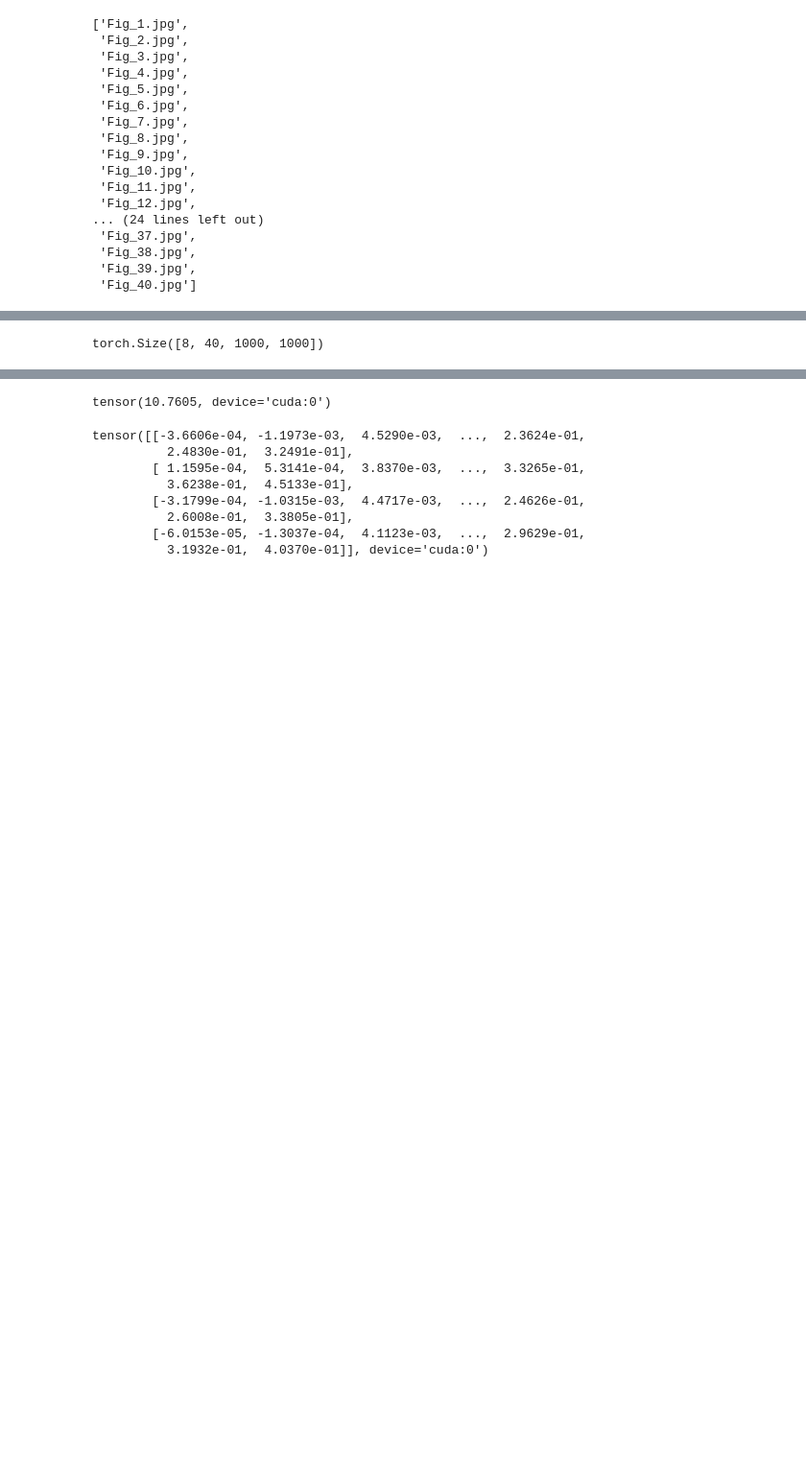
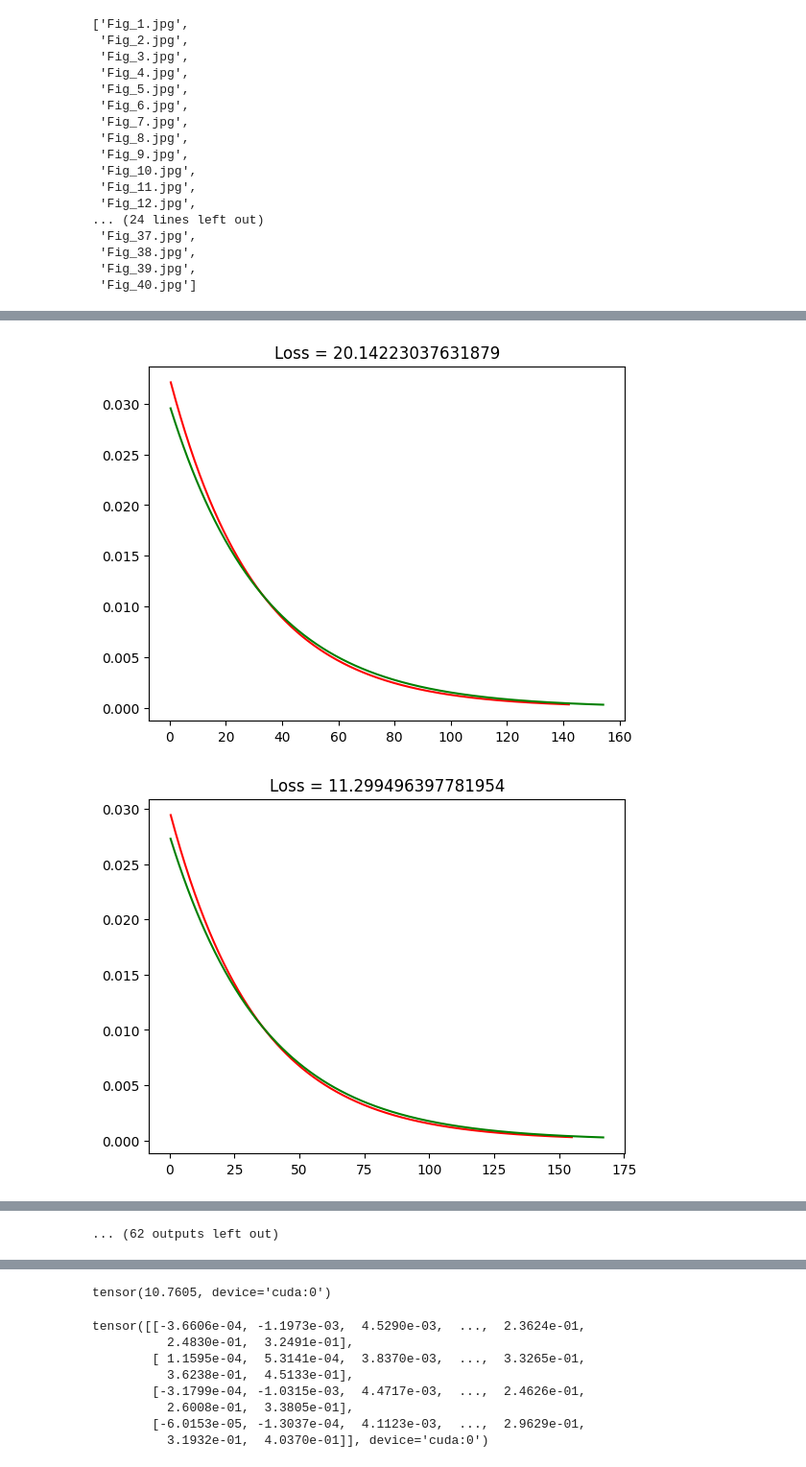
Before and after one commit to mberghouse/DeepTrackStat, a Jupyter notebook: Angle-distribution-NN.ipynb, the cells around one changed output, grey strips where cells are left out. Shown at 96% size. Drawn from its saved outputs; the diff is of its cells as text; code cells hidden in the pictures; blank space fills up the shorter version.

```diff
--- a/Angle-distribution-NN.ipynb
+++ b/Angle-distribution-NN.ipynb
@@ -643,4 +698,34 @@ torch.Size([10, 1])
 # %%
-a,b=next(iter(dataloader))
-a.shape
+len(preds)
+losses=[]
+full_preds=[]
+criterion = nn.MSELoss()
+#ground_truth[-1].shape
+for i in range(len(preds)):
+    for j in range(len(preds[i])):
+        pred = preds[i][j]#(.00*preds1[i][j]+0.3*preds2[i][j]+.7*preds3[i][j])
+        a,b = expon.fit(pred)
+
+        xtorch= np.linspace(expon.ppf(0.01, a,b),
+                        expon.ppf(0.99, a,b), target_length)
+        distr_torch=expon.pdf(xtorch, a,b)
+        plt.plot(xtorch,distr_torch,c='r')
+
+        a,b = expon.fit(ground_truth[i][j,:])
+        xtorch= np.linspace(expon.ppf(0.01, a,b),
+                        expon.ppf(0.99, a,b), target_length)
+        distr_torch=expon.pdf(xtorch, a,b)
+        plt.plot(xtorch,distr_torch,c='g')
+        #plt.xlim([0,30])
+        #plt.ylim([0,.6])
+        full_preds.append(pred)
+        loss = criterion(torch.tensor(pred.squeeze()), torch.tensor(ground_truth[i][j,4:-3]))
+        losses.append(loss.item())
+        plt.title('Loss = '+str(loss.item()))
+        plt.show()
+
+np.mean(losses)
+#ground_truth[0].shape
 # %% [output]
+[figure, added]
+[figure, added]
@@ -647 +742 @@ a.shape
-torch.Size([8, 40, 1000, 1000])
+... (62 outputs left out)
```
Also changed, not shown: parts of 18 cells of this notebook, 2 other files.
